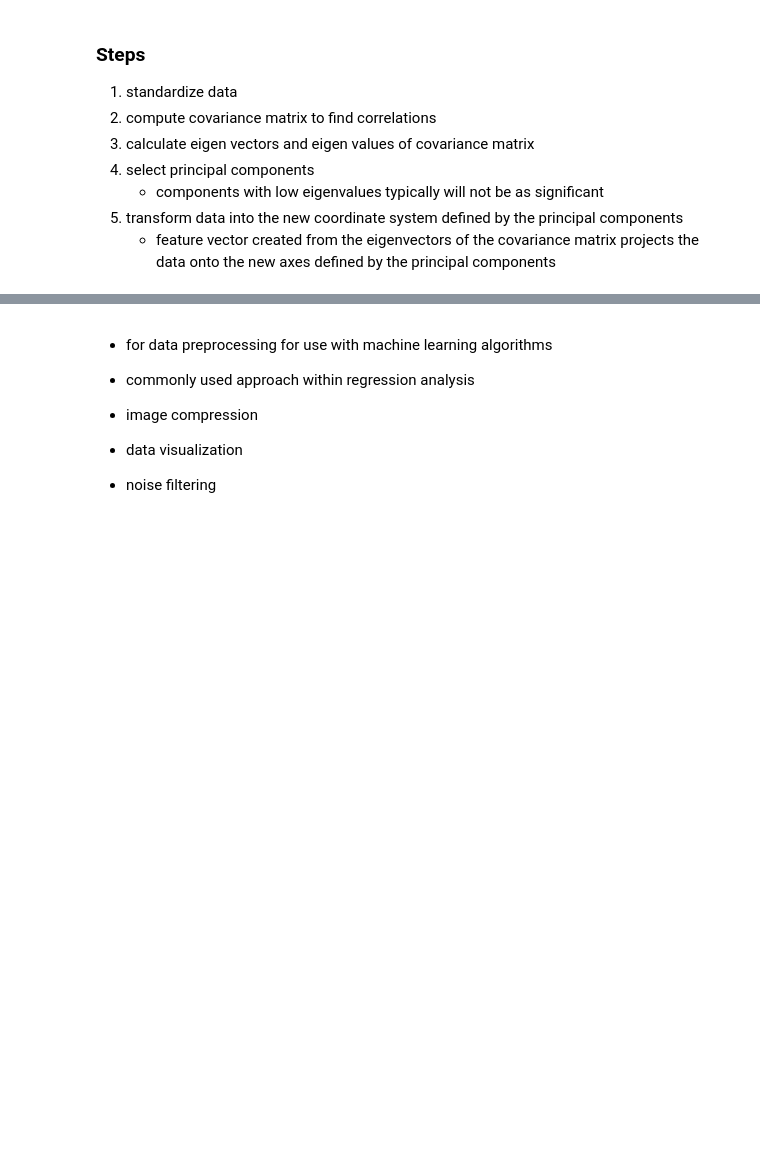
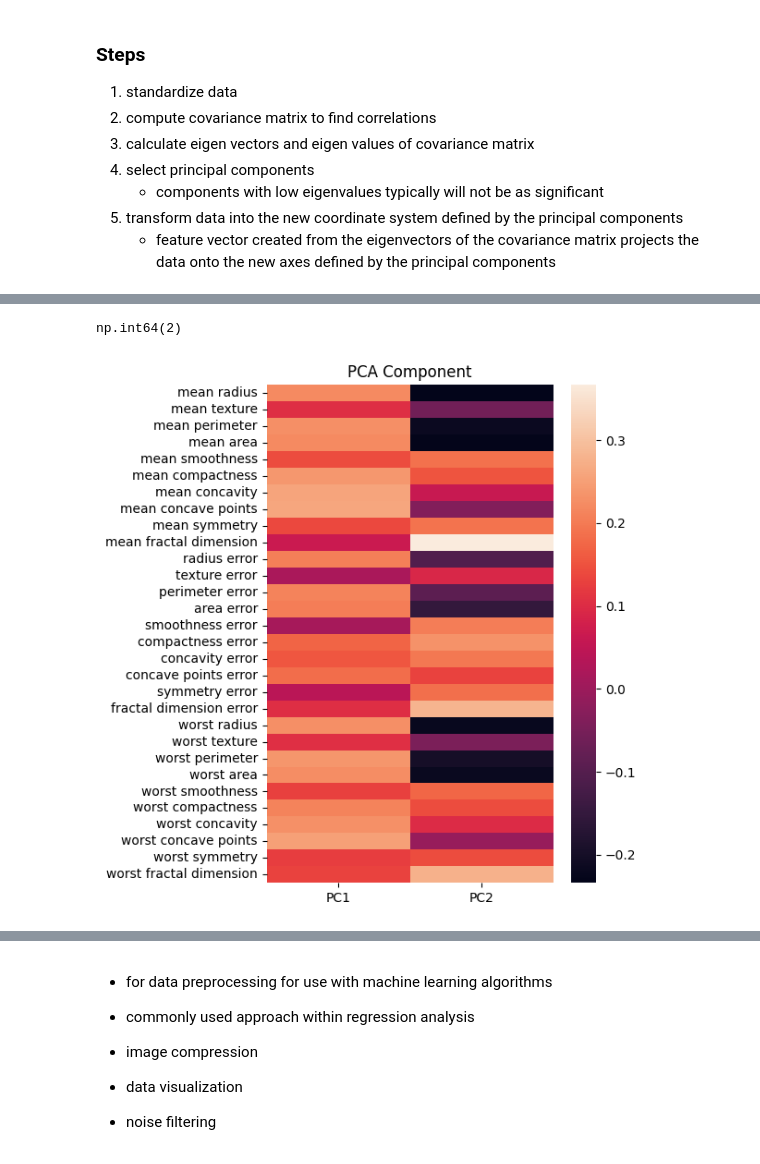
Before and after one commit to yakinamaharjan/trainee, a Jupyter notebook: notes/6.pca.ipynb, the cells around one changed output, grey strips where cells are left out. Drawn from its saved outputs; the diff is of its cells as text; code cells hidden in the pictures; blank space fills up the shorter version.

```diff
--- a/notes/6.pca.ipynb
+++ b/notes/6.pca.ipynb
@@ -32,0 +58,12 @@ PC2
+# %%
+# eigen vectors and values
+
+eigenvalues, eigenvectors = np.linalg.eig(c)
+print('Eigen values:\n', eigenvalues)
+
+idx = eigenvalues.argsort()[::-1]
+eigenvalues = eigenvalues[idx]
+eigenvectors = eigenvectors[:,idx]
+
+explained_var = np.cumsum(eigenvalues) / np.sum(eigenvalues)
+explained_var
@@ -32,0 +86,19 @@ PC2
+# %%
+n_components = np.argmax(explained_var >= 0.50) + 1
+n_components
+# %% [output]
+np.int64(2)
+# %%
+u = eigenvectors[:,:n_components]
+pca_component = pd.DataFrame(u,
+                             index = data['feature_names'],
+                             columns = ['PC1','PC2']
+                            )
+
+# plotting heatmap
+plt.figure(figsize =(5, 7))
+sns.heatmap(pca_component)
+plt.title('PCA Component')
+plt.show()
+# %% [output]
+[figure, added]
```
Also changed, not shown: parts of 9 cells of this notebook.
